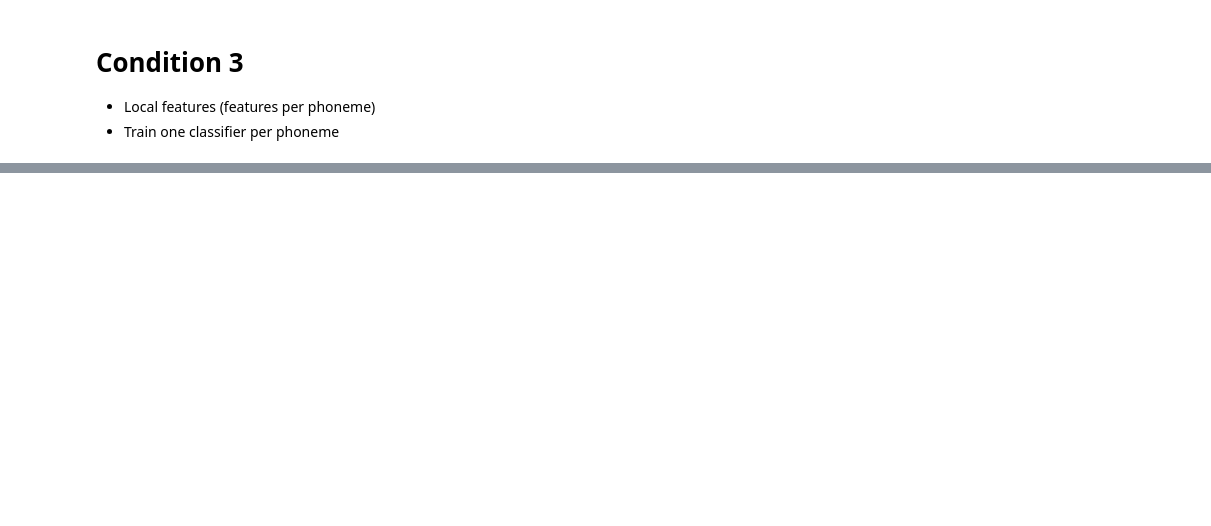
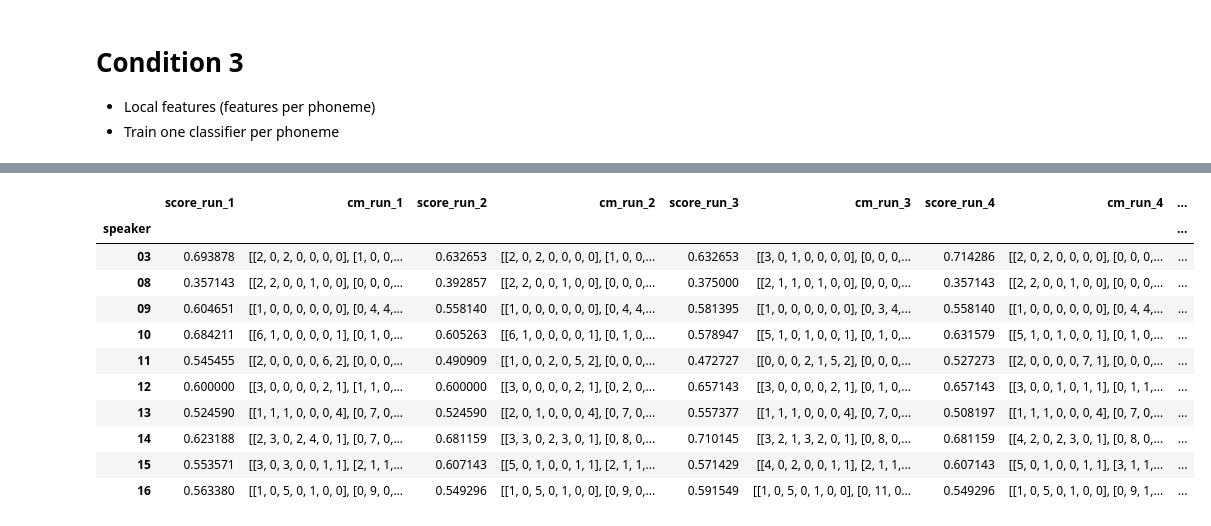
Before and after one commit to flembr/affect_recognition_hci, a Jupyter notebook: Using Tags.ipynb, the cells around one changed output, grey strips where cells are left out. Cells and saved outputs as stored; diff of their text form; code cells hidden in the pictures; blank space fills up the shorter version.

```diff
--- a/Using Tags.ipynb
+++ b/Using Tags.ipynb
@@ -166,38 +184,53 @@ common_phonemes
 # %%
 df_scores_3 = pd.DataFrame()
-for speaker_id in tqdm(sorted(set(df_3.speaker_id))):
-    df_train = df_3[df_3.speaker_id != speaker_id]
-    df_test = df_3[df_3.speaker_id == speaker_id]
+phoneme_dict = {}
+for i in range(5):
+    scores, cms = [],[]
+    phoneme_dict['run_%i'%i] = {}
+    for speaker_id in tqdm(sorted(set(df_3.speaker_id))):
+        df_train = df_3[df_3.speaker_id != speaker_id]
+        df_test = df_3[df_3.speaker_id == speaker_id]
+        scl = StandardScaler().fit(np.squeeze(np.stack(df_train.feature_vec.tolist())))
 
-    model_dict = {}
-    for phoneme in common_phonemes:
-        model = MultiLayerPerceptron([30,64,32,7])
+        model_dict = {}
+        phoneme_dict['run_%i'%i]['speaker_%s'%speaker_id] = {}
+        for phoneme in common_phonemes:
+            model = MultiLayerPerceptron([61,96,32,7])
 
-        tmp = df_train[df_train.phoneme == phoneme]
-        X_train = np.stack(tmp.feature_vec.tolist())
-        y_train = one_hot_encode(tmp.emotion_label.tolist(),7)
-        tmp = df_test[df_test.phoneme == phoneme]
-        X_test = np.stack(tmp.feature_vec.tolist())
-        y_test = tmp.emotion_label.tolist()
+            tmp_train = df_train[df_train.phoneme == phoneme]
+            X_train = np.squeeze(np.stack(tmp_train.feature_vec.tolist()))
+            y_train = one_hot_encode(tmp_train.emotion_label.tolist(),7)
+            tmp = df_test[df_test.phoneme == phoneme]
+            X_test = np.squeeze(np.stack(tmp.feature_vec.tolist()))
+            y_test = tmp.emotion_label.tolist()
 
-        scl = StandardScaler().fit(X_train)
-        X_train = scl.transform(X_train)
-        X_test = scl.transform(X_test)
+            X_train = scl.transform(X_train)
+            X_test = scl.transform(X_test)
 
-        model.fit(X_train,y_train,epochs=100,val_data=(X_test,one_hot_encode(y_test,7)))
-        model_dict[phoneme] = model
+            model.fit(X_train,y_train,epochs=200,val_data=(X_test,one_hot_encode(y_test,7)),class_weight=get_class_weights(tmp_train.emotion_label))
+            model_dict[phoneme] = model
 
-    predictions = [model_dict[row.phoneme].predict_proba(scl.transform(row.feature_vec.reshape(1,-1)))
-                   for _,row in df_test.iterrows()]
+            # evaluate only this phoneme
+            ph_pred = [model_dict[row.phoneme].predict_proba(scl.transform(row.feature_vec.reshape(1,-1)))
+                       for _,row in tmp.iterrows()]
+            score,predictions,labels = aggregate_score(ph_pred,
+                                                   tmp.ID.tolist(),
+                                                   dh)
+            phoneme_dict['run_%i'%i]['speaker_%s'%speaker_id][phoneme] = score
 
-    score = aggregate_score(predictions,
-                            df_test.ID.tolist(),
-                            dh)
-    print(score)
-    df_scores_3 = df_scores_3.append({
-        'speaker': speaker_id,
-        'score': score
-    },ignore_index=True)
+        predictions = [model_dict[row.phoneme].predict_proba(scl.transform(row.feature_vec.reshape(1,-1)))
+                       for _,row in df_test.iterrows()]
+
+        score,predictions,labels = aggregate_score(predictions,
+                                                   df_test.ID.tolist(),
+                                                   dh)
+
+        scores.append(score)
+        cms.append(confusion_matrix(labels,predictions))
+        keras.backend.clear_session()
+    df_scores_3['score_run_%i'%(i+1)] = scores
+    df_scores_3['cm_run_%i'%(i+1)] = cms
+    df_scores_3['speaker'] = sorted(set(df_3.speaker_id))
 
 df_scores_3 = df_scores_3.set_index('speaker')
 df_scores_3
@@ -210,0 +243,12 @@ KeyboardInterrupt:
+|  | score_run_1 | cm_run_1 | score_run_2 | cm_run_2 | score_run_3 | cm_run_3 | score_run_4 | cm_run_4 | ... |
+| speaker |  |  |  |  |  |  |  |  | ... |
+| 03 | 0.693878 | [[2, 0, 2, 0, 0, 0, 0], [1, 0, 0,... | 0.632653 | [[2, 0, 2, 0, 0, 0, 0], [1, 0, 0,... | 0.632653 | [[3, 0, 1, 0, 0, 0, 0], [0, 0, 0,... | 0.714286 | [[2, 0, 2, 0, 0, 0, 0], [0, 0, 0,... | ... |
+| 08 | 0.357143 | [[2, 2, 0, 0, 1, 0, 0], [0, 0, 0,... | 0.392857 | [[2, 2, 0, 0, 1, 0, 0], [0, 0, 0,... | 0.375000 | [[2, 1, 1, 0, 1, 0, 0], [0, 0, 0,... | 0.357143 | [[2, 2, 0, 0, 1, 0, 0], [0, 0, 0,... | ... |
+| 09 | 0.604651 | [[1, 0, 0, 0, 0, 0, 0], [0, 4, 4,... | 0.558140 | [[1, 0, 0, 0, 0, 0, 0], [0, 4, 4,... | 0.581395 | [[1, 0, 0, 0, 0, 0, 0], [0, 3, 4,... | 0.558140 | [[1, 0, 0, 0, 0, 0, 0], [0, 4, 4,... | ... |
+| 10 | 0.684211 | [[6, 1, 0, 0, 0, 0, 1], [0, 1, 0,... | 0.605263 | [[6, 1, 0, 0, 0, 0, 1], [0, 1, 0,... | 0.578947 | [[5, 1, 0, 1, 0, 0, 1], [0, 1, 0,... | 0.631579 | [[5, 1, 0, 1, 0, 0, 1], [0, 1, 0,... | ... |
+| 11 | 0.545455 | [[2, 0, 0, 0, 0, 6, 2], [0, 0, 0,... | 0.490909 | [[1, 0, 0, 2, 0, 5, 2], [0, 0, 0,... | 0.472727 | [[0, 0, 0, 2, 1, 5, 2], [0, 0, 0,... | 0.527273 | [[2, 0, 0, 0, 0, 7, 1], [0, 0, 0,... | ... |
+| 12 | 0.600000 | [[3, 0, 0, 0, 0, 2, 1], [1, 1, 0,... | 0.600000 | [[3, 0, 0, 0, 0, 2, 1], [0, 2, 0,... | 0.657143 | [[3, 0, 0, 0, 0, 2, 1], [0, 1, 0,... | 0.657143 | [[3, 0, 0, 1, 0, 1, 1], [0, 1, 1,... | ... |
+| 13 | 0.524590 | [[1, 1, 1, 0, 0, 0, 4], [0, 7, 0,... | 0.524590 | [[2, 0, 1, 0, 0, 0, 4], [0, 7, 0,... | 0.557377 | [[1, 1, 1, 0, 0, 0, 4], [0, 7, 0,... | 0.508197 | [[1, 1, 1, 0, 0, 0, 4], [0, 7, 0,... | ... |
+| 14 | 0.623188 | [[2, 3, 0, 2, 4, 0, 1], [0, 7, 0,... | 0.681159 | [[3, 3, 0, 2, 3, 0, 1], [0, 8, 0,... | 0.710145 | [[3, 2, 1, 3, 2, 0, 1], [0, 8, 0,... | 0.681159 | [[4, 2, 0, 2, 3, 0, 1], [0, 8, 0,... | ... |
+| 15 | 0.553571 | [[3, 0, 3, 0, 0, 1, 1], [2, 1, 1,... | 0.607143 | [[5, 0, 1, 0, 0, 1, 1], [2, 1, 1,... | 0.571429 | [[4, 0, 2, 0, 0, 1, 1], [2, 1, 1,... | 0.607143 | [[5, 0, 1, 0, 0, 1, 1], [3, 1, 1,... | ... |
+| 16 | 0.563380 | [[1, 0, 5, 0, 1, 0, 0], [0, 9, 0,... | 0.549296 | [[1, 0, 5, 0, 1, 0, 0], [0, 9, 0,... | 0.591549 | [[1, 0, 5, 0, 1, 0, 0], [0, 11, 0... | 0.549296 | [[1, 0, 5, 0, 1, 0, 0], [0, 9, 1,... | ... |
```
Also changed, not shown: parts of 21 cells of this notebook, 14 other files.
